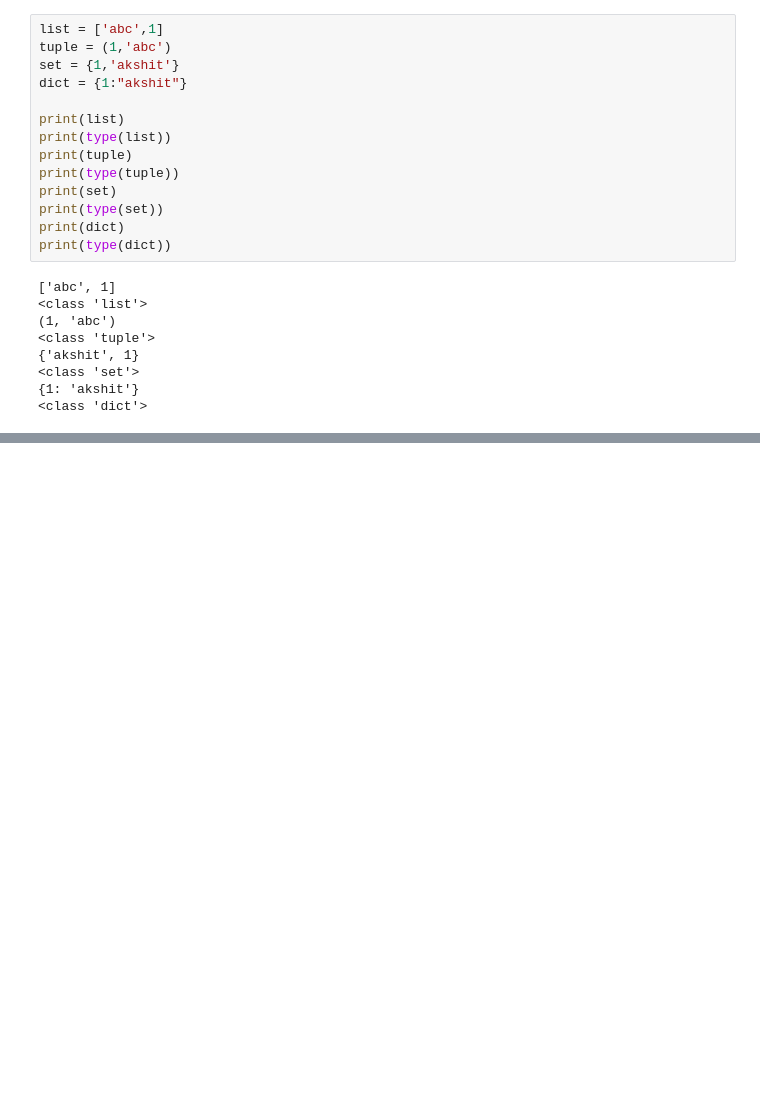
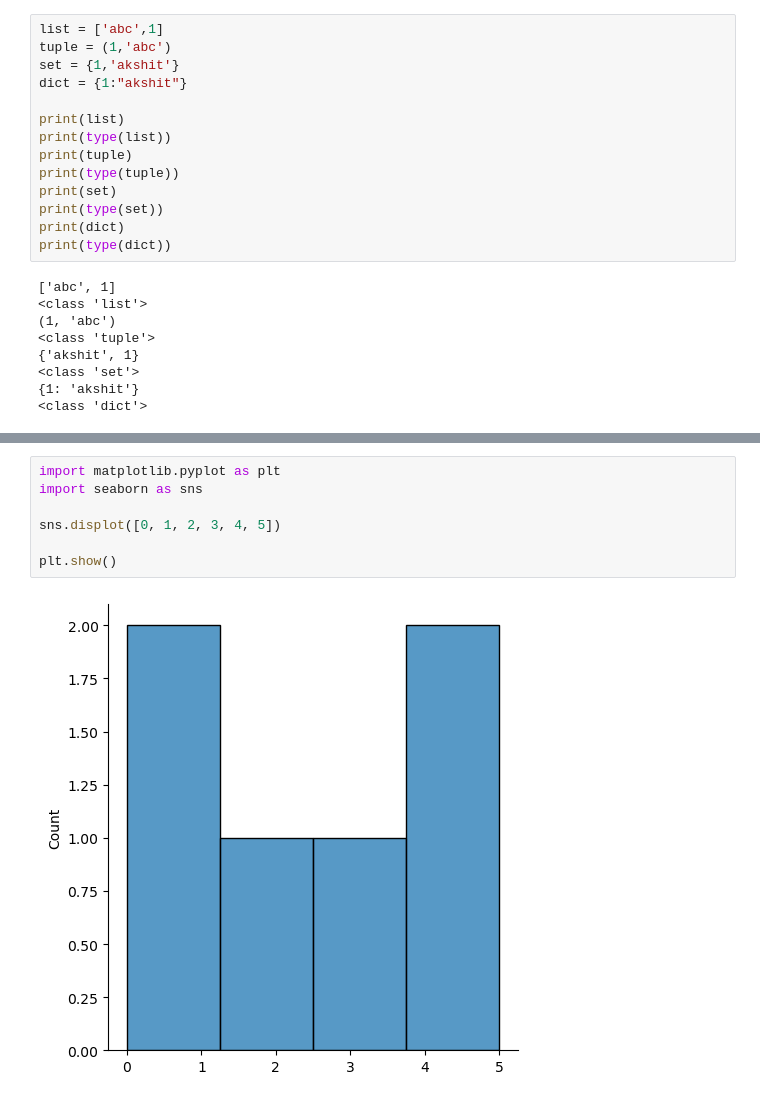
Before and after one commit to SonaniAkshit/Python-for-Data-Science, a Jupyter notebook: demo/sample.ipynb, the cells around one changed output, grey strips where cells are left out. Saved outputs shown, nothing was run; the diff lists cells and outputs as text; blank space fills up the shorter version.

```diff
--- a/demo/sample.ipynb
+++ b/demo/sample.ipynb
@@ -31,0 +74,9 @@ print(type(dict))
+# %%
+import matplotlib.pyplot as plt
+import seaborn as sns
+
+sns.displot([0, 1, 2, 3, 4, 5])
+
+plt.show()
+# %% [output]
+[figure, added]
```
Also changed, not shown: parts of 6 cells of this notebook.
